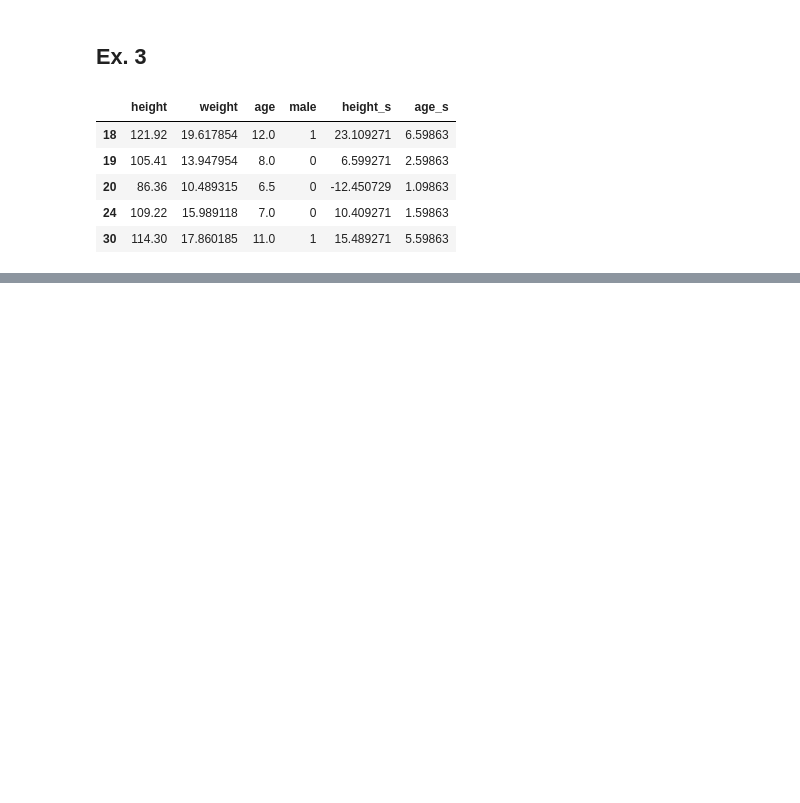
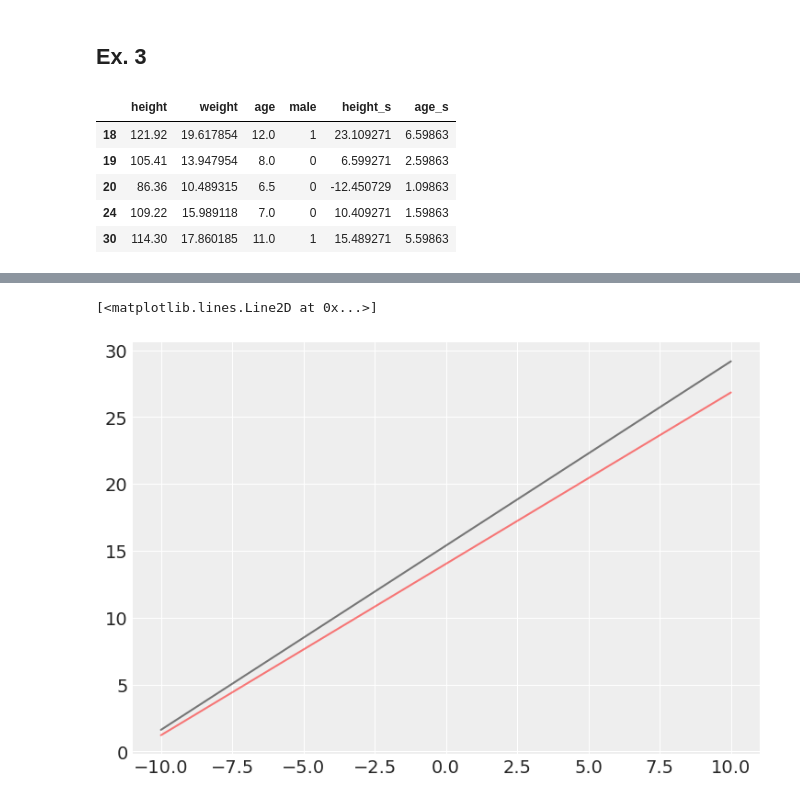
Before and after one commit to fhte2/statistical-rethinking, a Jupyter notebook: Week_2_exercises.ipynb, the cells around one changed output, grey strips where cells are left out. Saved outputs shown, nothing was run; the diff lists cells and outputs as text; code cells hidden in the pictures; blank space fills up the shorter version.

```diff
--- a/Week_2_exercises.ipynb
+++ b/Week_2_exercises.ipynb
@@ -452,0 +469,14 @@ seq_heigth = np.linspace(50, 120, 30)
+# %%
+#difference in best fit line for males and females
+samples = np.random.randint(0, 4000, 1000)
+x = np.linspace(-10, 10, 50)
+
+y = trace_2_4['alpha'][:,0].mean() + trace_2_4['beta_a'][:,0].mean()*x
+y2 = trace_2_4['alpha'][:,1].mean() + trace_2_4['beta_a'][:,1].mean()*x
+
+fig, ax = plt.subplots()
+ax.plot(x, y, color='black', alpha=0.5)
+ax.plot(x, y2,color='red',alpha=0.5)
+# %% [output]
+[<matplotlib.lines.Line2D at 0x...>]
+[figure, added]
```
Also changed, not shown: parts of 10 cells of this notebook.
